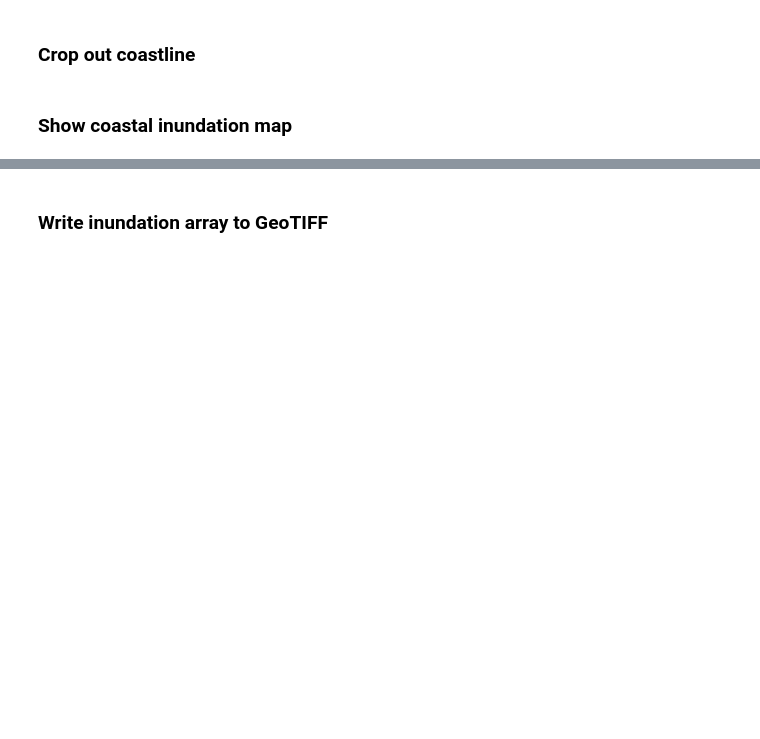
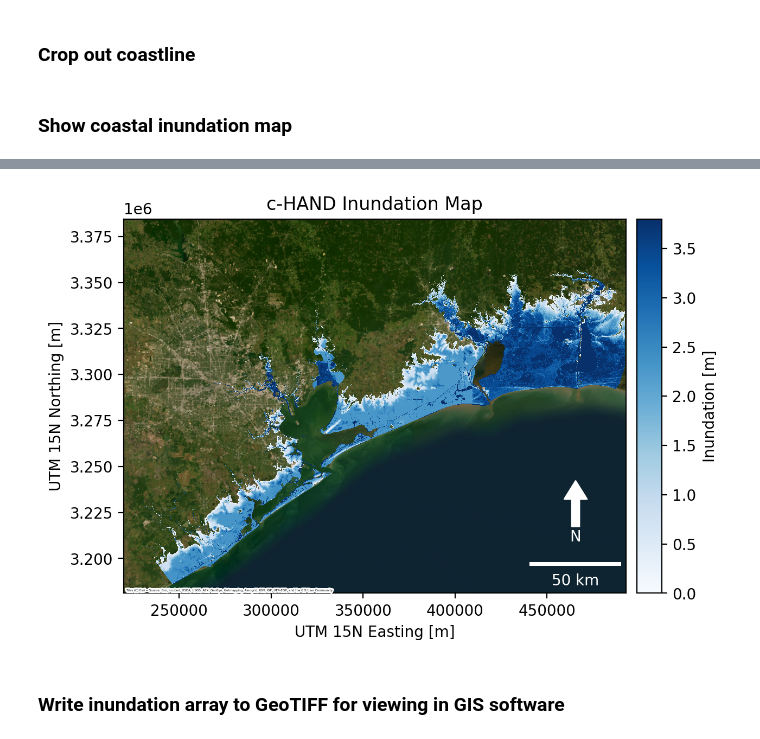
Before and after one commit to passaH2O/c-HAND, a Jupyter notebook: c_hand_example.ipynb, the cells around one changed output, grey strips where cells are left out. Saved outputs shown, nothing was run; the diff lists cells and outputs as text; code cells hidden in the pictures; blank space fills up the shorter version.

```diff
--- a/c_hand_example.ipynb
+++ b/c_hand_example.ipynb
@@ -51,10 +80,18 @@ Wall time: 20.5 s
+# %%
+# get row, col of ocean pixel with DEM's inverse transform
+ocean_row, ocean_col = rio.transform.rowcol(dem_profile["transform"], ocean_E, ocean_N)
+ocean_pixel = (ocean_row, ocean_col)
+ike_gage = 3.8 # meters NAVD88
+inun_ike = c_hand(dem, ike_gage, ocean_pixel)
 # %% [markdown]
 ### Crop out coastline
 # %%
 # read geojson or shapefile of domain with coastline
-aoi_coast = gpd.read_file(join(data_dir, "aoi_coastline.geojson"))
+aoi_coast = gpd.read_file(Path("data", "aoi_coastline.geojson"))
 aoi_coast_mask = geometry_mask(
-    aoi_coast.geometry, inun_ike.shape, dem_profile["transform"]
+    aoi_coast.geometry,
+    inun_ike.shape,
+    dem_profile["transform"],
 )
 
 # crop array
@@ -126,5 +102,29 @@ plt.show()
+# %%
+fig, ax = plot_raster(
+    raster=inun_ike,
+    profile=dem_profile,
+    label="Inundation [m]",
+    interpolation="nearest",
+    cmap="Blues",
+    vmax=ike_gage,
+    vmin=0,
+)
+
+# add labels
+ax.set(
+    title="c-HAND Inundation Map",
+    xlabel="UTM 15N Easting [m]",
+    ylabel="UTM 15N Northing [m]",
+)
+
+plt.show()
+
+# save figure
+fig.savefig(Path("data", "inun_ike.png"), dpi=300, bbox_inches="tight")
+# %% [output]
+[figure, added]
 # %% [markdown]
-### Write inundation array to GeoTIFF
+### Write inundation array to GeoTIFF for viewing in GIS software
 # %%
 # write to raster, including mask if applicable
 with rio.Env(GDAL_TIFF_INTERNAL_MASK=True):
```
Also changed, not shown: parts of 14 cells of this notebook, 2 other files.
